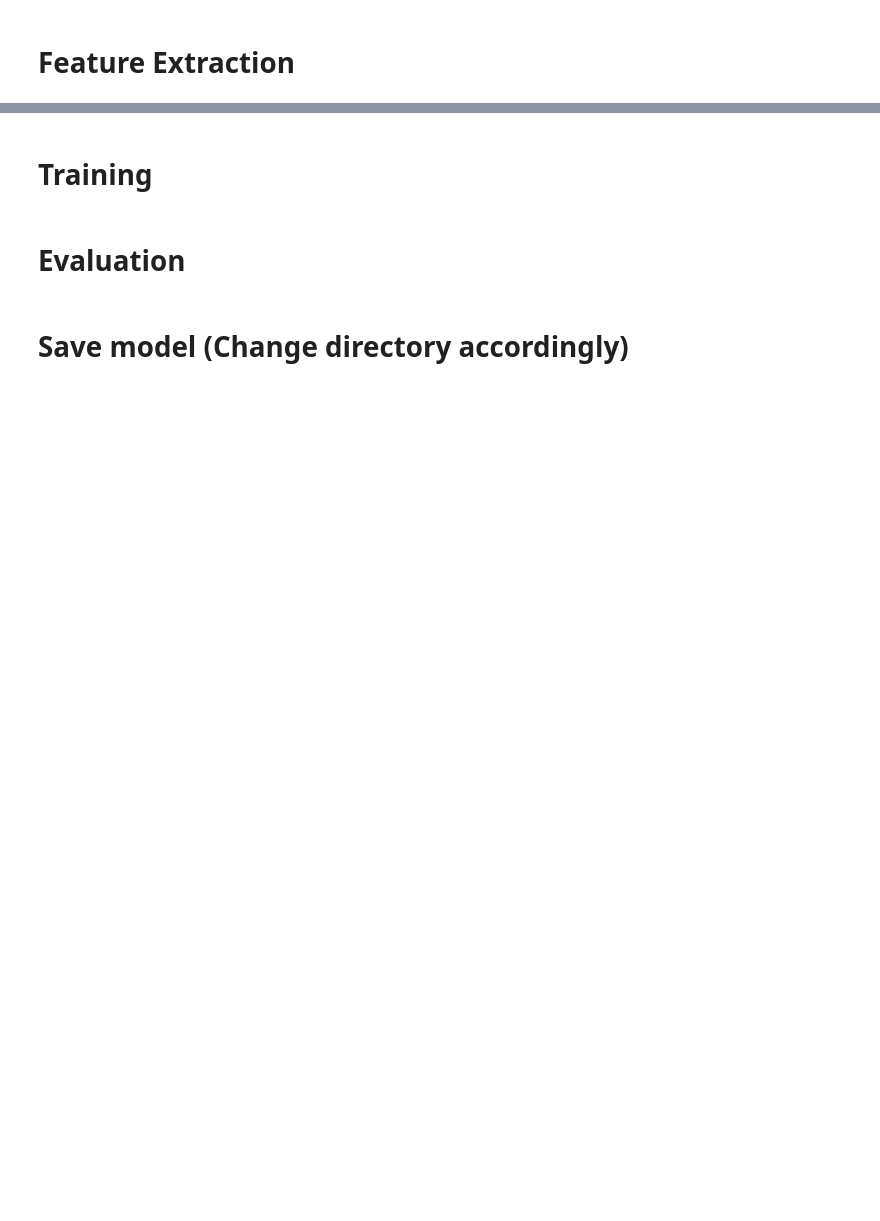
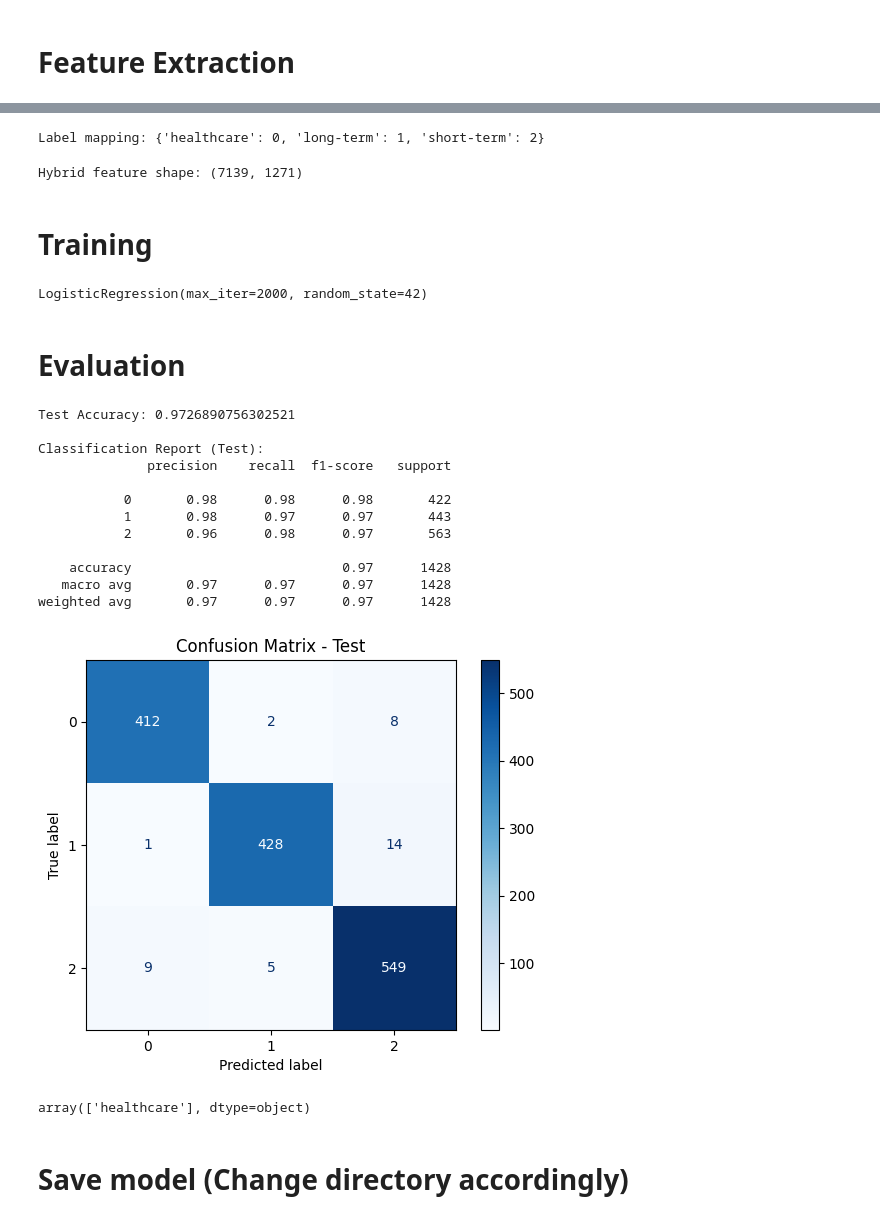
Before and after one commit to Yihao2001/elder_companion, a Jupyter notebook: RAG/memory_router/training_scripts/topic_training.ipynb, the cells around one changed output, grey strips where cells are left out. Cells and saved outputs as stored; diff of their text form; code cells hidden in the pictures; blank space fills up the shorter version.

```diff
--- a/RAG/memory_router/training_scripts/topic_training.ipynb
+++ b/RAG/memory_router/training_scripts/topic_training.ipynb
@@ -77,7 +104,7 @@ X_tfidf = tfidf_vectorizer.fit_transform(X_text).toarray()
 
 # SBERT embeddings
 # all-MiniLM-L6-v2 or all-mpnet-base-v2
-sbert_model = SentenceTransformer('all-MiniLM-L6-v2')
+sbert_model = SentenceTransformer('google/embeddinggemma-300m')
 X_sbert = sbert_model.encode(X_text, show_progress_bar=True)
 
 # Categorical features
@@ -86,5 +113,8 @@ category_features = df[['healthcare_count', 'longterm_count', 'shortterm_count']
 # Combine all features
 X_hybrid = np.hstack([X_tfidf, X_sbert, category_features])
 print("Hybrid feature shape:", X_hybrid.shape)
+# %% [output]
+Label mapping: {'healthcare': 0, 'long-term': 1, 'short-term': 2}
+Hybrid feature shape: (7139, 1271)
 # %% [markdown]
 # Training
@@ -113,25 +121,58 @@ xgb_model.fit(X_train, y_train, eval_set=[(X_val, y_val)], verbose=True)
+# %%
+from sklearn.model_selection import train_test_split
+from sklearn.linear_model import LogisticRegression
+from sklearn.metrics import classification_report, accuracy_score, confusion_matrix, ConfusionMatrixDisplay
+import matplotlib.pyplot as plt
+
+# Train/Validation/Test Split
+X_trainval, X_test, y_trainval, y_test = train_test_split(
+    X_hybrid, y, test_size=0.2, random_state=42, stratify=y
+)
+X_train, X_val, y_train, y_val = train_test_split(
+    X_trainval, y_trainval, test_size=0.25, random_state=42, stratify=y_trainval
+)
+
+# Logistic Regression with Regularization
+log_reg = LogisticRegression(
+    C=1.0,                 # adjust for stronger/weaker regularization
+    penalty="l2",          # L2 regularization (default)
+    solver="lbfgs",        # supports multinomial
+    max_iter=2000,         # increase for convergence on large data
+    random_state=42
+)
+
+log_reg.fit(X_train, y_train)
+# %% [output]
+LogisticRegression(max_iter=2000, random_state=42)
 # %% [markdown]
 # Evaluation
 # %%
-from sklearn.metrics import accuracy_score, classification_report, confusion_matrix
+# Test Evaluation
+y_test_pred = log_reg.predict(X_test)
+print("\nTest Accuracy:", accuracy_score(y_test, y_test_pred))
+print("\nClassification Report (Test):")
+print(classification_report(y_test, y_test_pred))
 
-# --- Predict on test set ---
-y_pred = xgb_model.predict(X_test)
-
-# --- Accuracy ---
-print("Test accuracy:", accuracy_score(y_test, y_pred))
-
-# --- Classification report with original labels ---
-print("\nClassification Report:\n",
-      classification_report(y_test, y_pred, target_names=le.classes_))
-
-# --- Confusion matrix ---
-cm = confusion_matrix(y_test, y_pred)
-print("\nConfusion Matrix:\n", cm)
-
-# Optional: normalized confusion matrix
-cm_norm = confusion_matrix(y_test, y_pred, normalize='true')
-print("\nNormalized Confusion Matrix:\n", cm_norm)
+# Confusion Matrix - Test
+cm_test = confusion_matrix(y_test, y_test_pred, labels=log_reg.classes_)
+disp_test = ConfusionMatrixDisplay(confusion_matrix=cm_test, display_labels=log_reg.classes_)
+disp_test.plot(cmap="Blues", values_format="d")
+plt.title("Confusion Matrix - Test")
+plt.show()
+# %% [output]
+Test Accuracy: 0.9726890756302521
+
+Classification Report (Test):
+              precision    recall  f1-score   support
+
+           0       0.98      0.98      0.98       422
+           1       0.98      0.97      0.97       443
+           2       0.96      0.98      0.97       563
+
+    accuracy                           0.97      1428
+   macro avg       0.97      0.97      0.97      1428
+weighted avg       0.97      0.97      0.97      1428
+[figure, added]
 # %%
 import numpy as np
 import re
@@ -177,7 +218,6 @@ def predict_text(new_texts, le):
     # TF-IDF and SBERT
     X_tfidf_new = tfidf_vectorizer.transform(new_texts).toarray()
     X_sbert_new = sbert_model.encode(new_texts, show_progress_bar=False)
-    X_nlp_new = np.array([extract_simple_nlp_features(t) for t in new_texts])
 
     # Category word counts
     category_features_new = np.array([
@@ -193,7 +233,7 @@ def predict_text(new_texts, le):
     X_new_hybrid = np.hstack([X_tfidf_new, X_sbert_new, category_features_new])
 
     # Predict integers
-    preds_int = xgb_model.predict(X_new_hybrid)
+    preds_int = log_reg.predict(X_new_hybrid)
 
     # Convert back to original labels
     preds_text = le.inverse_transform(preds_int)
@@ -201,6 +241,8 @@ def predict_text(new_texts, le):
 
 # Example usage
 predict_text(["Forget eat medicine again"],le)
+# %% [output]
+array(['healthcare'], dtype=object)
 # %% [markdown]
 # Save model (Change directory accordingly)
 # %%
```
Also changed, not shown: parts of 9 cells of this notebook, 18 other files.
